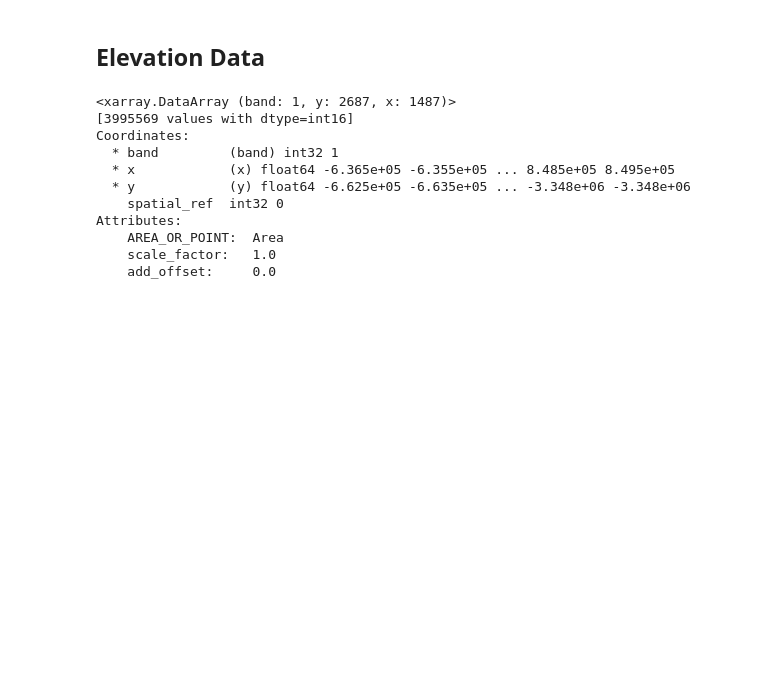
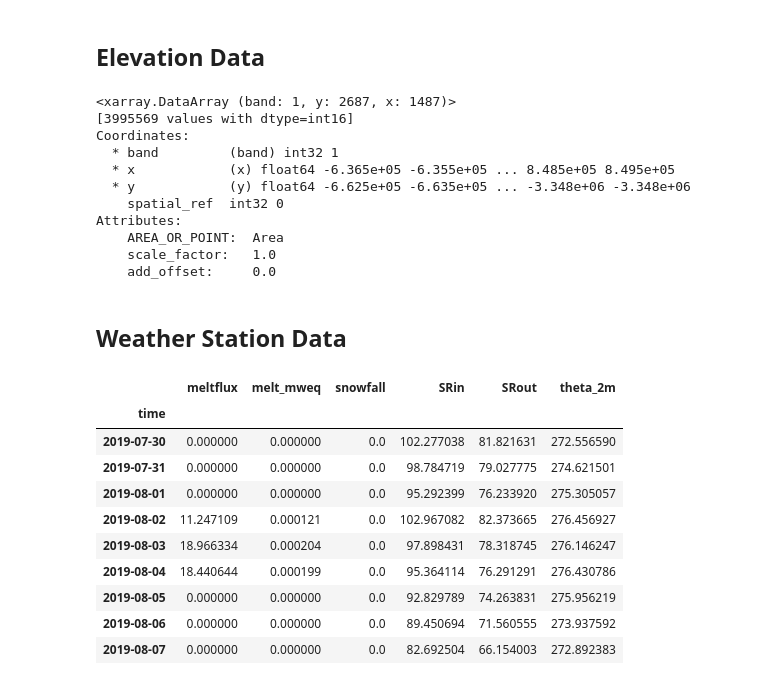
Before and after one commit to linaskerath/RP_Greenland, a Jupyter notebook: Scripts/Testing/00_data_exploration.ipynb, the cells around one changed output. Cells and saved outputs as stored; diff of their text form; code cells hidden in the pictures; blank space fills up the shorter version.

Commit message:
started weather station data exploration

```diff
--- a/Scripts/Testing/00_data_exploration.ipynb
+++ b/Scripts/Testing/00_data_exploration.ipynb
@@ -215,3 +215,38 @@ Attributes:
     AREA_OR_POINT:  Area
     scale_factor:   1.0
     add_offset:     0.0
+# %% [markdown]
+## Weather Station Data
+# %%
+start_date = "2019-07-30"
+end_date = "2019-08-07"
+
+surface_path = r"../../Data/weatherstation_data/KPC_U_surface.nc"
+slwc_path = r"../../Data/weatherstation_data/KPC_U_slwc.nc"
+# %%
+dataset_surface = xr.open_dataset(surface_path).rio.write_crs("epsg:3413", inplace=True)
+dataset_slwc = xr.open_dataset(slwc_path).rio.write_crs("epsg:3413", inplace=True)
+# %%
+period = [start_date, end_date]
+datelist = pd.date_range(*period)
+# %%
+df_surface = pd.DataFrame()
+
+for i in datelist:
+    dataset_surface_day = dataset_surface.where(dataset_surface["time"] == i, drop=True)
+    df_surface_day = dataset_surface_day.to_dataframe()[["meltflux", "melt_mweq", "snowfall", "SRin", "SRout", "theta_2m"]]
+    df_surface = pd.concat([df_surface, df_surface_day], axis=0)
+
+df_surface
+# %% [output]
+|  | meltflux | melt_mweq | snowfall | SRin | SRout | theta_2m |
+| time |  |  |  |  |  |  |
+| 2019-07-30 | 0.000000 | 0.000000 | 0.0 | 102.277038 | 81.821631 | 272.556590 |
+| 2019-07-31 | 0.000000 | 0.000000 | 0.0 | 98.784719 | 79.027775 | 274.621501 |
+| 2019-08-01 | 0.000000 | 0.000000 | 0.0 | 95.292399 | 76.233920 | 275.305057 |
+| 2019-08-02 | 11.247109 | 0.000121 | 0.0 | 102.967082 | 82.373665 | 276.456927 |
+| 2019-08-03 | 18.966334 | 0.000204 | 0.0 | 97.898431 | 78.318745 | 276.146247 |
+| 2019-08-04 | 18.440644 | 0.000199 | 0.0 | 95.364114 | 76.291291 | 276.430786 |
+| 2019-08-05 | 0.000000 | 0.000000 | 0.0 | 92.829789 | 74.263831 | 275.956219 |
+| 2019-08-06 | 0.000000 | 0.000000 | 0.0 | 89.450694 | 71.560555 | 273.937592 |
+| 2019-08-07 | 0.000000 | 0.000000 | 0.0 | 82.692504 | 66.154003 | 272.892383 |
```
Also changed, not shown: parts of 1 cell of this notebook, 12 other files.
